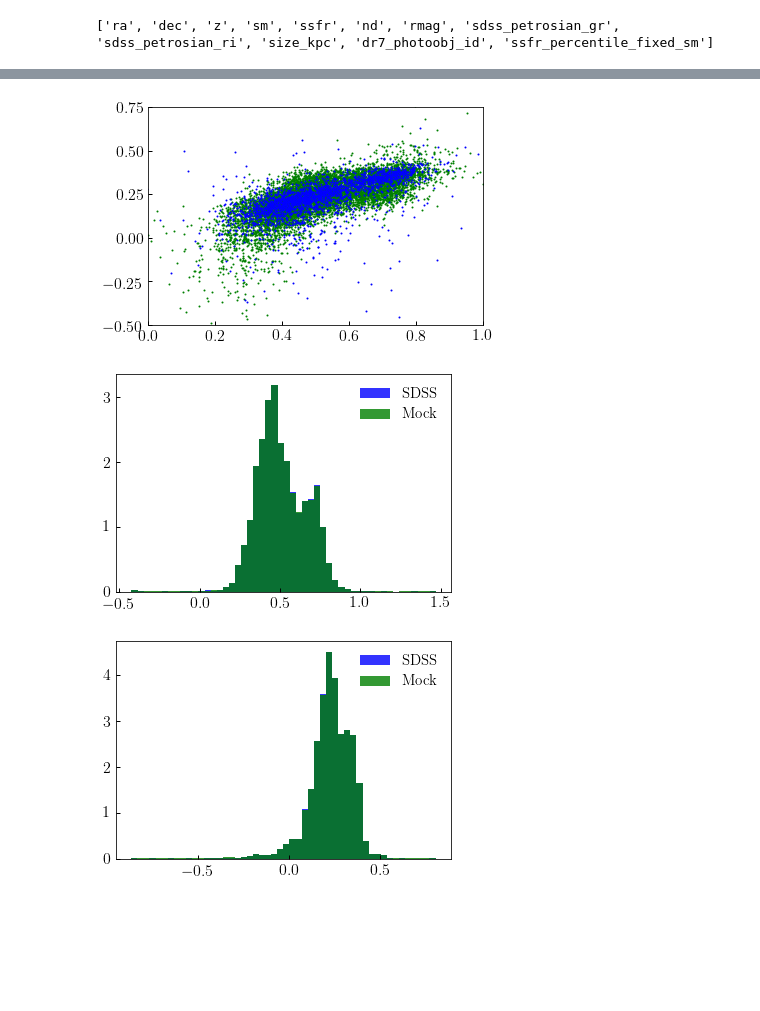
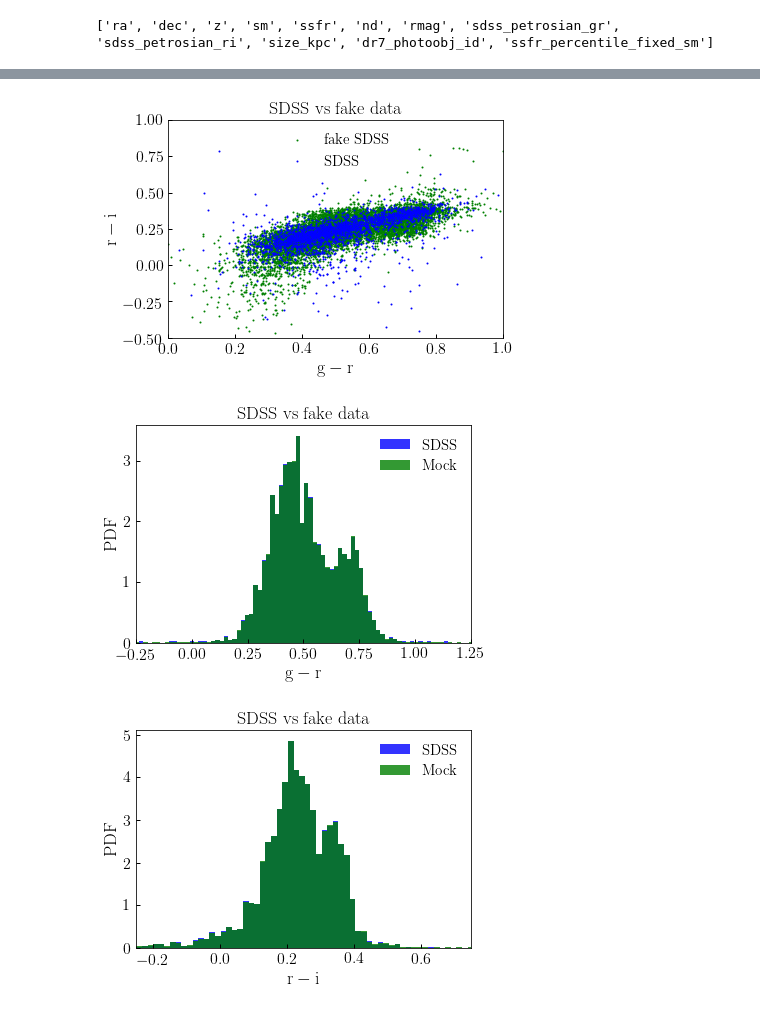
Before and after one commit to dkorytov/rescale_dc2, a Jupyter notebook: notebooks/test_fake_data.ipynb, the cells around one changed output, grey strips where cells are left out. Saved outputs shown, nothing was run; the diff lists cells and outputs as text; code cells hidden in the pictures; blank space fills up the shorter version.

```diff
--- a/notebooks/test_fake_data.ipynb
+++ b/notebooks/test_fake_data.ipynb
@@ -72,36 +96,57 @@ __=ax.scatter(sdss['sm'][::nskip], sdss['sdss_petrosian_ri'][::nskip], s=1, colo
 # %%
 fig, ax = plt.subplots(1, 1)
 
 xlim = ax.set_xlim(0, 1)
-ylim = ax.set_ylim(-0.5, 0.75)
+ylim = ax.set_ylim(-0.5, 1)
 sdss_mask = (sdss['sm'] < 10) & (sdss['z'] < 0.02)
 
 nskip = 20
-__=ax.scatter(mock['gr'], mock['ri'], s=1, color='green')
-__=ax.scatter(sdss['sdss_petrosian_gr'][sdss_mask], sdss['sdss_petrosian_ri'][sdss_mask], s=1, color='blue')
+__=ax.scatter(mock['gr'], mock['ri'], s=1, color='green', label=r'${\rm fake\ SDSS}$')
+__=ax.scatter(sdss['sdss_petrosian_gr'][sdss_mask],
+              sdss['sdss_petrosian_ri'][sdss_mask], s=1,
+              color='blue', label=r'${\rm SDSS}$')
+
+xlabel = ax.set_xlabel(r'${\rm g-r}$')
+ylabel = ax.set_ylabel(r'${\rm r-i}$')
+title = ax.set_title(r'${\rm SDSS\ vs\ fake\ data}$')
+legend = ax.legend()
+figname = 'ri_vs_gr.pdf'
+fig.savefig(figname, bbox_extra_artists=[xlabel, ylabel], bbox_inches='tight')
 # %% [output]
-[figure, old version]
+[figure, new version]
 # %%
 fig, ax = plt.subplots(1, 1)
 
 __=ax.hist(sdss['sdss_petrosian_gr'][sdss_mask], color='blue', alpha=0.8,
-          bins=50, label=r'${\rm SDSS}$', normed=True)
+          bins=100, label=r'${\rm SDSS}$', normed=True)
 
 __=ax.hist(mock['gr'], color='green', alpha=0.8,
-          bins=50, label=r'${\rm Mock}$', normed=True)
+          bins=100, label=r'${\rm Mock}$', normed=True)
 
+xlim = ax.set_xlim(-0.25, 1.25)
+xlabel = ax.set_xlabel(r'${\rm g-r}$')
+ylabel = ax.set_ylabel(r'${\rm PDF}$')
+title = ax.set_title(r'${\rm SDSS\ vs\ fake\ data}$')
 legend = ax.legend()
+figname = 'gr_histogram.pdf'
+fig.savefig(figname, bbox_extra_artists=[xlabel, ylabel], bbox_inches='tight')
 # %% [output]
-[figure, old version]
+[figure, new version]
 # %%
 fig, ax = plt.subplots(1, 1)
 
 __=ax.hist(sdss['sdss_petrosian_ri'][sdss_mask], color='blue', alpha=0.8,
-          bins=50, label=r'${\rm SDSS}$', normed=True)
+          bins=100, label=r'${\rm SDSS}$', normed=True)
 
 __=ax.hist(mock['ri'], color='green', alpha=0.8,
-          bins=50, label=r'${\rm Mock}$', normed=True)
+          bins=100, label=r'${\rm Mock}$', normed=True)
 
+xlim = ax.set_xlim(-0.25, 0.75)
+xlabel = ax.set_xlabel(r'${\rm r-i}$')
+ylabel = ax.set_ylabel(r'${\rm PDF}$')
+title = ax.set_title(r'${\rm SDSS\ vs\ fake\ data}$')
 legend = ax.legend()
+figname = 'ri_histogram.pdf'
+fig.savefig(figname, bbox_extra_artists=[xlabel, ylabel], bbox_inches='tight')
 # %% [output]
-[figure, old version]
+[figure, new version]
```
Also changed, not shown: parts of 4 cells of this notebook.
